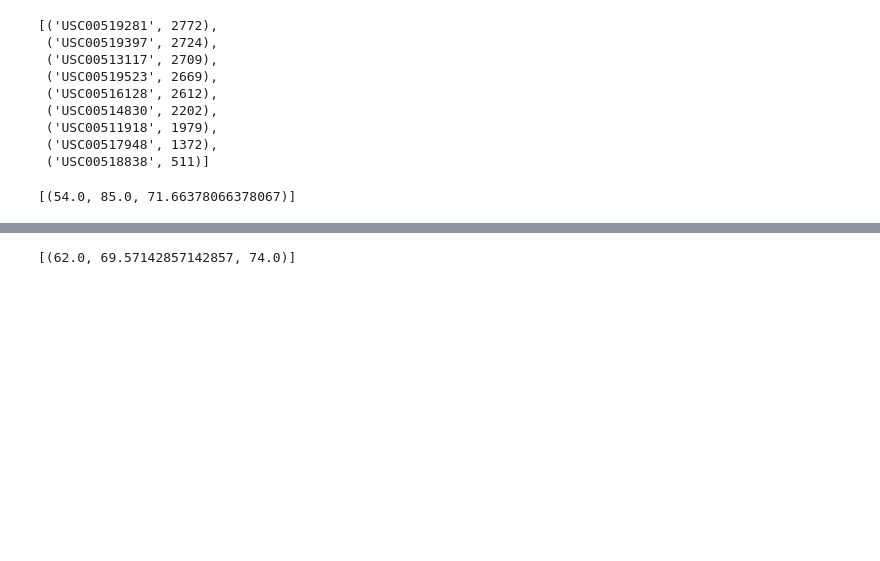
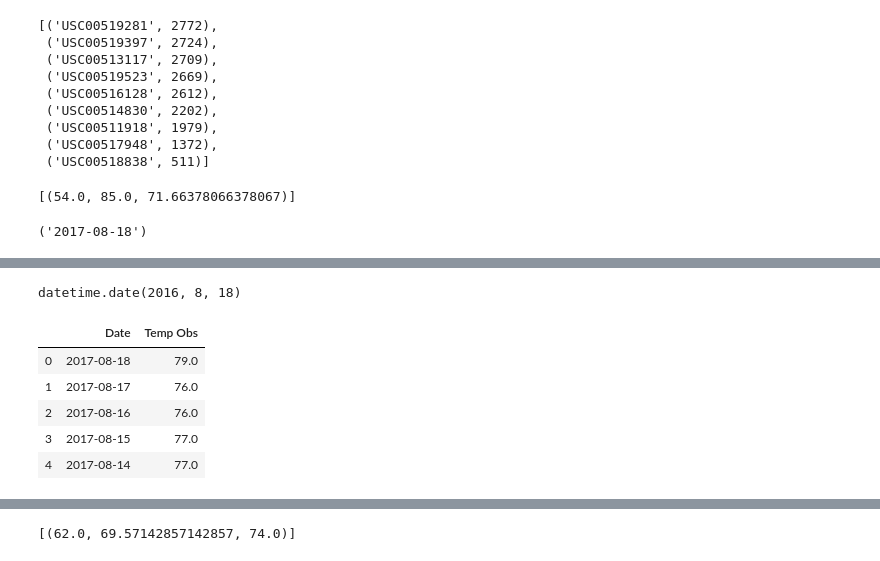
Before and after one commit to shakespearbi/sqlalchemy-challenge, a Jupyter notebook: climate_starter.ipynb, the cells around one changed output, grey strips where cells are left out. Drawn from its saved outputs; the diff is of its cells as text; code cells hidden in the pictures; blank space fills up the shorter version.

```diff
--- a/climate_starter.ipynb
+++ b/climate_starter.ipynb
@@ -103,2 +162,15 @@ prcp_df.head()
+# %%
+# Choose the station with the highest number of temperature observations.
+tobs_date = session.query(Measurement.date).\
+filter(Measurement.station == most_active[0]).\
+order_by(Measurement.date.desc()).first()
+tobs_date
+# %% [output]
+('2017-08-18')
 # %% [markdown]
 ![precipitation](Images/station-histogram.png)
+# %%
+tobs_yr_ago = dt.date(2017,8,18) - dt.timedelta(days=365)
+tobs_yr_ago
+# %% [output]
+datetime.date(2016, 8, 18)
@@ -104,0 +181,10 @@ prcp_df.head()
+# %%
+tobs_df = pd.DataFrame(tobs_query, columns=['Date', 'Temp Obs'])
+tobs_df.head()
+# %% [output]
+|  | Date | Temp Obs |
+| 0 | 2017-08-18 | 79.0 |
+| 1 | 2017-08-17 | 76.0 |
+| 2 | 2017-08-16 | 76.0 |
+| 3 | 2017-08-15 | 77.0 |
+| 4 | 2017-08-14 | 77.0 |
```
Also changed, not shown: parts of 18 cells of this notebook.
